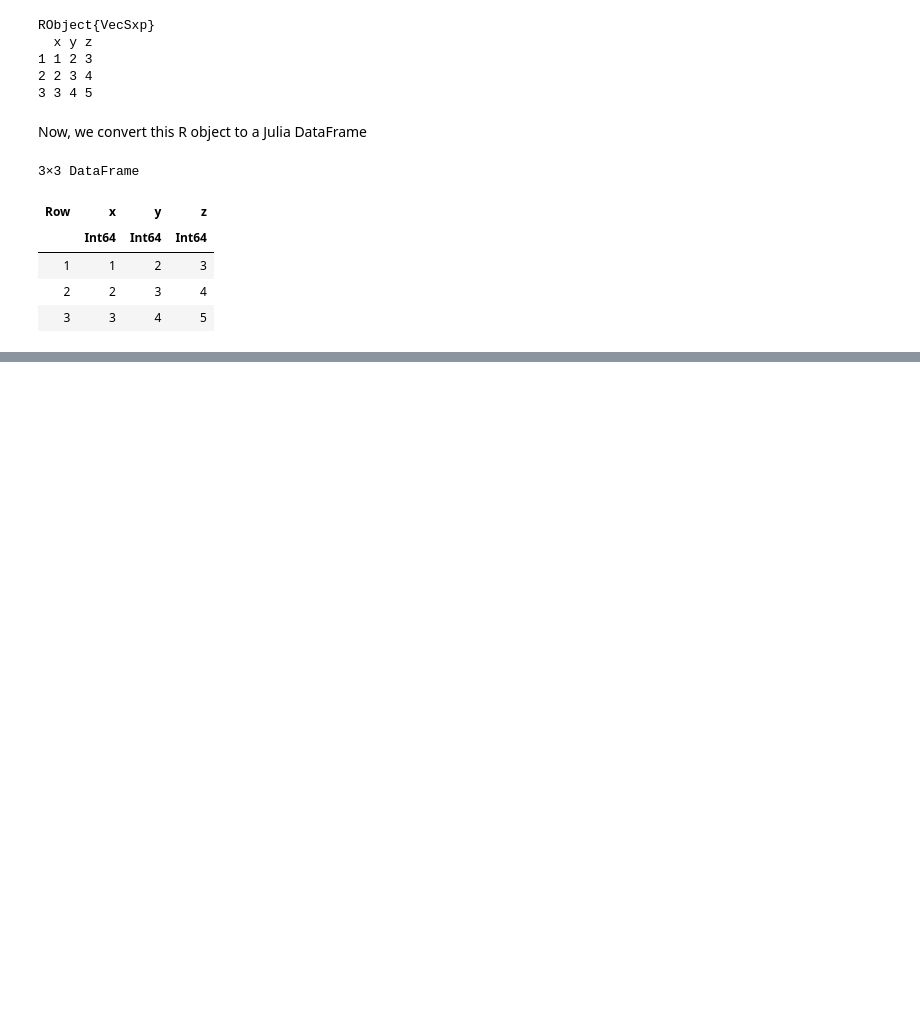
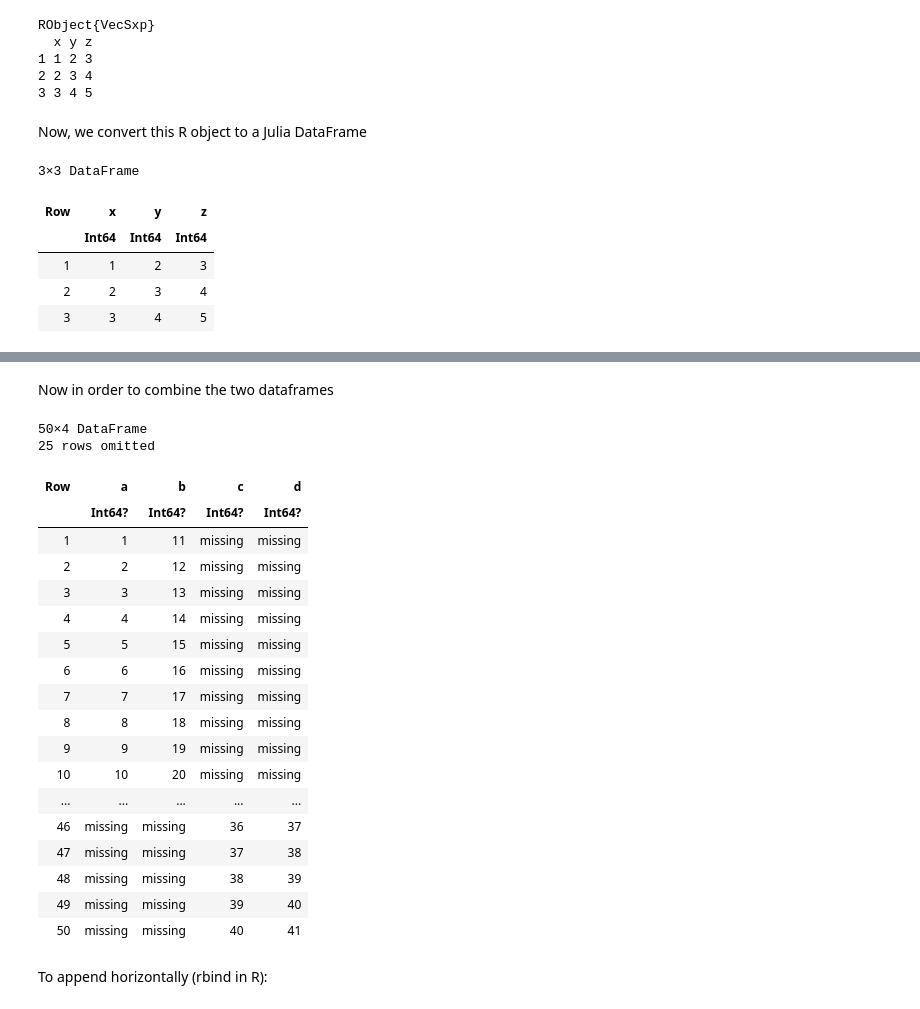
Before and after one commit to chlazaris/Julia_for_DS, a Jupyter notebook: Julia_for_DS.ipynb, the cells around one changed output, grey strips where cells are left out. Drawn from its saved outputs; the diff is of its cells as text; code cells hidden in the pictures; blank space fills up the shorter version.

```diff
--- a/Julia_for_DS.ipynb
+++ b/Julia_for_DS.ipynb
@@ -1195,0 +1307,2 @@ julia_df = rcopy(r_df)
+# %%
+df1 = DataFrame(a = 1:10, b = 11:20)
@@ -1195,0 +1323,2 @@ julia_df = rcopy(r_df)
+# %%
+df2 = DataFrame(c = 1:40, d = 2:41)
@@ -1195,0 +1346,27 @@ julia_df = rcopy(r_df)
+# %% [markdown]
+Now in order to combine the two dataframes
+# %%
+df3 = vcat(df1, df2, cols=:union)
+# %% [output]
+50×4 DataFrame
+25 rows omitted
+| Row | a | b | c | d |
+|  | Int64? | Int64? | Int64? | Int64? |
+| 1 | 1 | 11 | missing | missing |
+| 2 | 2 | 12 | missing | missing |
+| 3 | 3 | 13 | missing | missing |
+| 4 | 4 | 14 | missing | missing |
+| 5 | 5 | 15 | missing | missing |
+| 6 | 6 | 16 | missing | missing |
+| 7 | 7 | 17 | missing | missing |
+| 8 | 8 | 18 | missing | missing |
+| 9 | 9 | 19 | missing | missing |
+| 10 | 10 | 20 | missing | missing |
+| ... | ... | ... | ... | ... |
+| 46 | missing | missing | 36 | 37 |
+| 47 | missing | missing | 37 | 38 |
+| 48 | missing | missing | 38 | 39 |
+| 49 | missing | missing | 39 | 40 |
+| 50 | missing | missing | 40 | 41 |
+# %% [markdown]
+To append horizontally (rbind in R):
```
Also changed, not shown: parts of 27 cells of this notebook.
